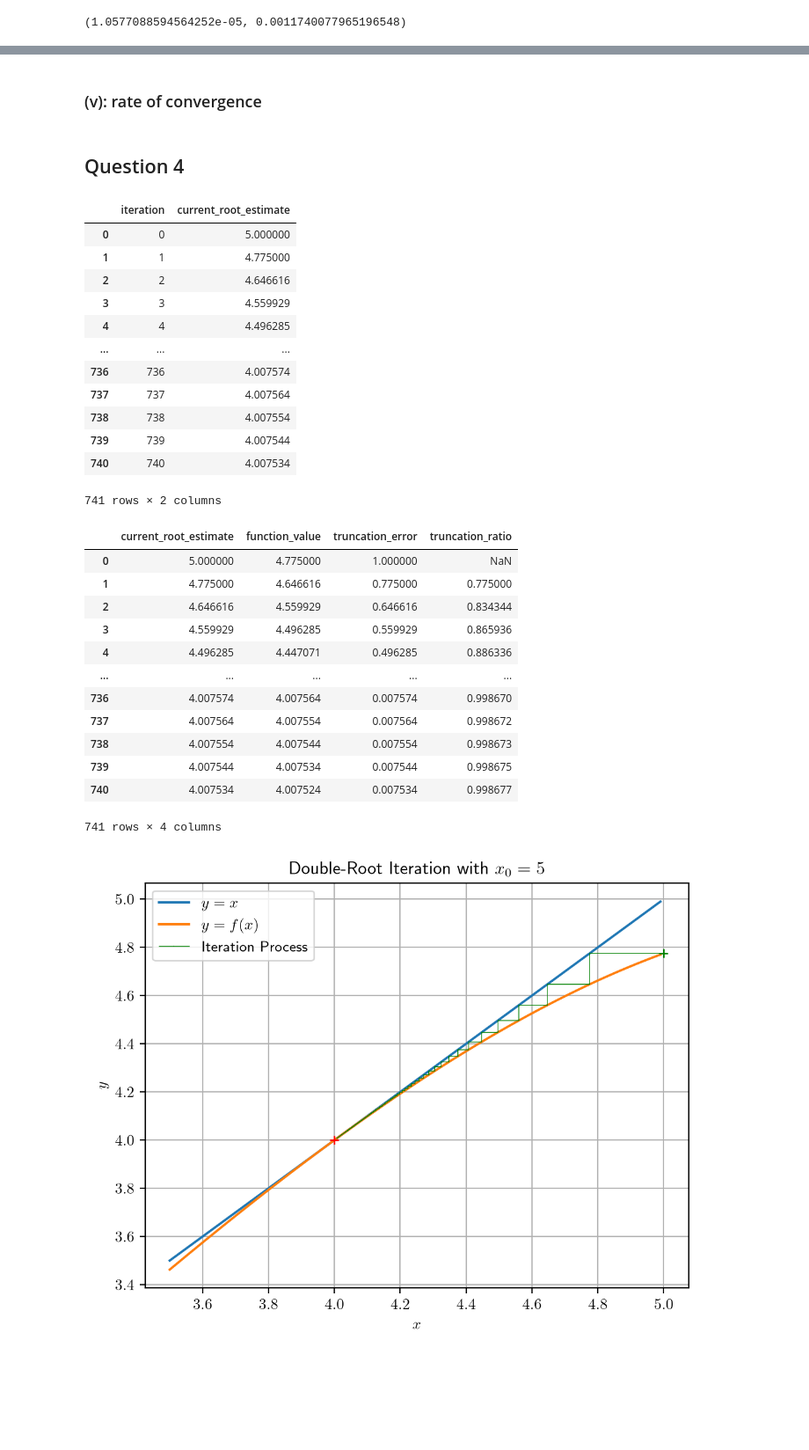
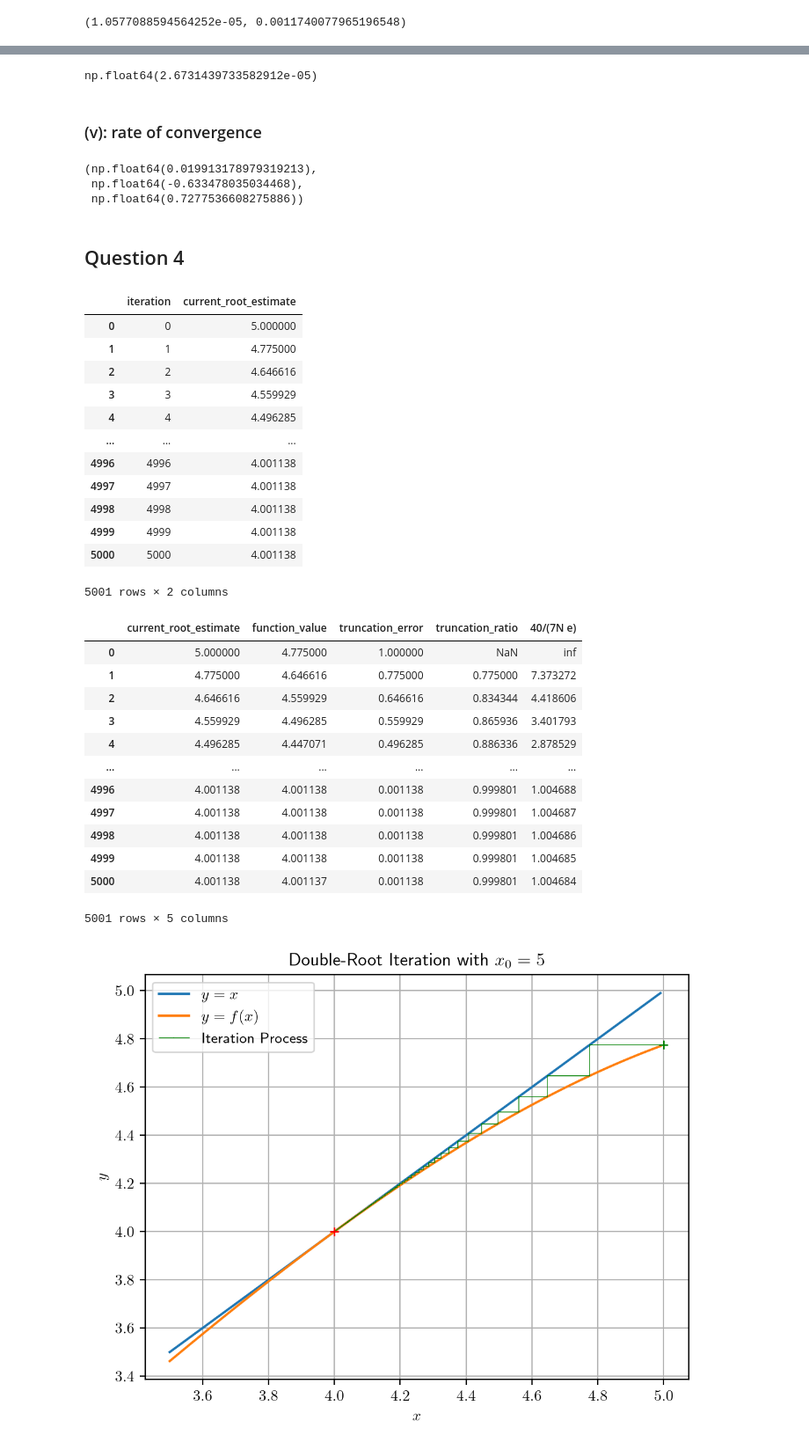
Before and after one commit to EasonSYC/catam-example-project, a Jupyter notebook: src/notebook.ipynb, the cells around one changed output, grey strips where cells are left out. Shown at 88% size. Saved outputs shown, nothing was run; the diff lists cells and outputs as text; code cells hidden in the pictures; blank space fills up the shorter version.

```diff
--- a/src/notebook.ipynb
+++ b/src/notebook.ipynb
@@ -427,5 +432,15 @@ df(-3), df(-2)
+# %%
+np.abs(1e-5 * dd / (dd - 1))
+# %% [output]
+np.float64(2.6731439733582912e-05)
 # %% [markdown]
 ###  (v): rate of convergence
+# %%
+dfk(x_ast, 3), dfk(x_ast, 1), dfk(x_ast, 16)
+# %% [output]
+(np.float64(0.019913178979319213),
+ np.float64(-0.633478035034468),
+ np.float64(0.7277536608275886))
 # %% [markdown]
 ## Question 4
 # %%
@@ -433,5 +450,5 @@ f = lambda x: (- np.pow(x, 3) + 8.5 * np.pow(x, 2) + 8) / 20
 # %%
-root_estimate = pd.DataFrame(fixed_point_iteration(f, 5, 1e-5, 1000))
+root_estimate = pd.DataFrame(fixed_point_iteration(f, 5, 1e-10, 5000))
 root_estimate
 # %% [output]
 |  | iteration | current_root_estimate |
@@ -441,30 +458,31 @@ root_estimate
 | 3 | 3 | 4.559929 |
 | 4 | 4 | 4.496285 |
 | ... | ... | ... |
-| 736 | 736 | 4.007574 |
-| 737 | 737 | 4.007564 |
-| 738 | 738 | 4.007554 |
-| 739 | 739 | 4.007544 |
-| 740 | 740 | 4.007534 |
+| 4996 | 4996 | 4.001138 |
+| 4997 | 4997 | 4.001138 |
+| 4998 | 4998 | 4.001138 |
+| 4999 | 4999 | 4.001138 |
+| 5000 | 5000 | 4.001138 |
-741 rows × 2 columns
+5001 rows × 2 columns
 # %%
 data: pd.DataFrame = truncation_errors(f, root_estimate, 4)
+data['40/(7N e)'] = 40 / (7 * data.index * data.truncation_error)
 data.to_csv('../data/question-4.csv')
 data
 # %% [output]
-|  | current_root_estimate | function_value | truncation_error | truncation_ratio |
-| 0 | 5.000000 | 4.775000 | 1.000000 | NaN |
-| 1 | 4.775000 | 4.646616 | 0.775000 | 0.775000 |
-| 2 | 4.646616 | 4.559929 | 0.646616 | 0.834344 |
-| 3 | 4.559929 | 4.496285 | 0.559929 | 0.865936 |
-| 4 | 4.496285 | 4.447071 | 0.496285 | 0.886336 |
-| ... | ... | ... | ... | ... |
-| 736 | 4.007574 | 4.007564 | 0.007574 | 0.998670 |
-| 737 | 4.007564 | 4.007554 | 0.007564 | 0.998672 |
-| 738 | 4.007554 | 4.007544 | 0.007554 | 0.998673 |
-| 739 | 4.007544 | 4.007534 | 0.007544 | 0.998675 |
-| 740 | 4.007534 | 4.007524 | 0.007534 | 0.998677 |
+|  | current_root_estimate | function_value | truncation_error | truncation_ratio | 40/(7N e) |
+| 0 | 5.000000 | 4.775000 | 1.000000 | NaN | inf |
+| 1 | 4.775000 | 4.646616 | 0.775000 | 0.775000 | 7.373272 |
+| 2 | 4.646616 | 4.559929 | 0.646616 | 0.834344 | 4.418606 |
+| 3 | 4.559929 | 4.496285 | 0.559929 | 0.865936 | 3.401793 |
+| 4 | 4.496285 | 4.447071 | 0.496285 | 0.886336 | 2.878529 |
+| ... | ... | ... | ... | ... | ... |
+| 4996 | 4.001138 | 4.001138 | 0.001138 | 0.999801 | 1.004688 |
+| 4997 | 4.001138 | 4.001138 | 0.001138 | 0.999801 | 1.004687 |
+| 4998 | 4.001138 | 4.001138 | 0.001138 | 0.999801 | 1.004686 |
+| 4999 | 4.001138 | 4.001138 | 0.001138 | 0.999801 | 1.004685 |
+| 5000 | 4.001138 | 4.001137 | 0.001138 | 0.999801 | 1.004684 |
-741 rows × 4 columns
+5001 rows × 5 columns
 # %%
 fig, ax = plt.subplots()
 plot_fixed_point_iteration_graph(f,
```
Also changed, not shown: parts of 31 cells of this notebook, 25 other files.
